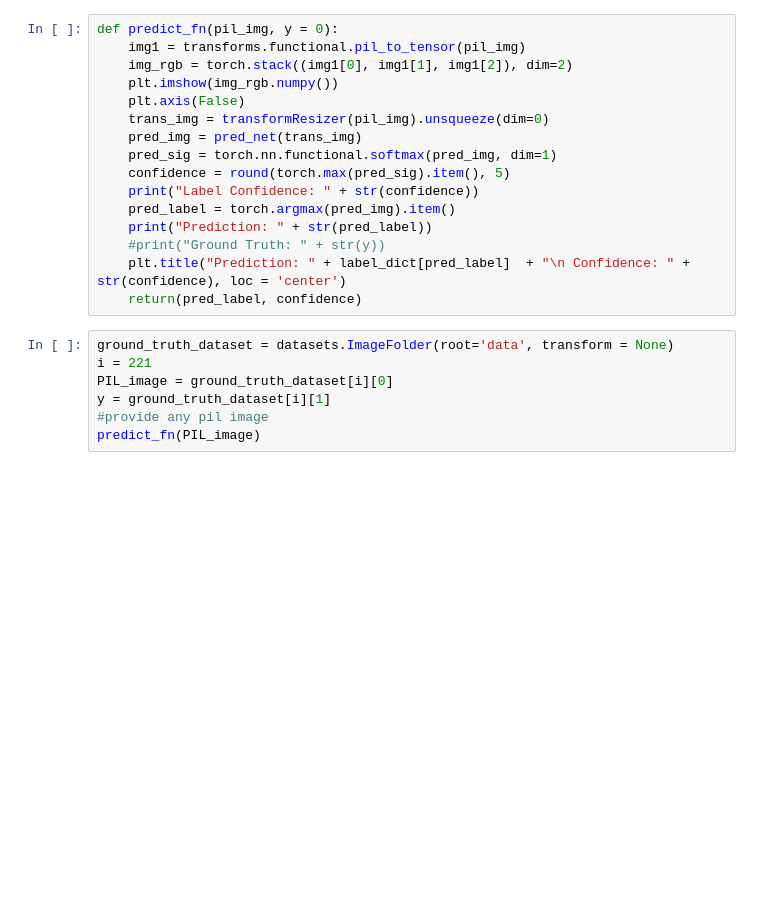
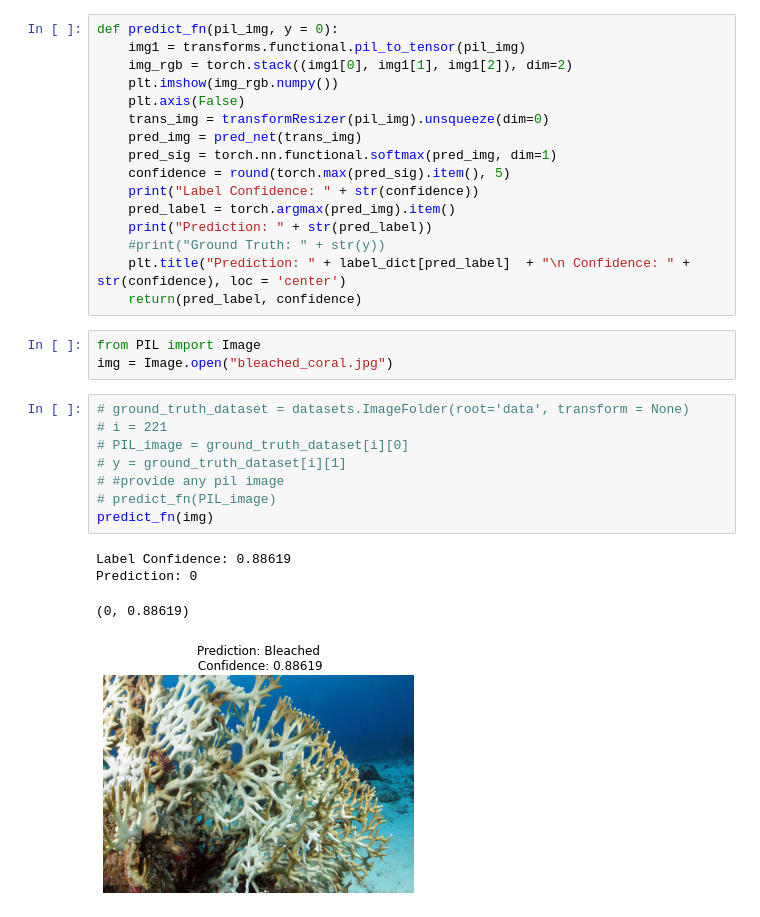
Before and after one commit to ethan-tam33/la-hacks-proj, a Jupyter notebook: recognition/predict.ipynb, the cells around one changed output. Drawn from its saved outputs; the diff is of its cells as text; blank space fills up the shorter version.

```diff
--- a/recognition/predict.ipynb
+++ b/recognition/predict.ipynb
@@ -91,10 +91,19 @@ def predict_fn(pil_img, y = 0):
     #print("Ground Truth: " + str(y))
     plt.title("Prediction: " + label_dict[pred_label]  + "\n Confidence: " + str(confidence), loc = 'center')
     return(pred_label, confidence)
+# %%
+from PIL import Image
+img = Image.open("bleached_coral.jpg")
 # %%
-ground_truth_dataset = datasets.ImageFolder(root='data', transform = None)
-i = 221
-PIL_image = ground_truth_dataset[i][0]
-y = ground_truth_dataset[i][1]
-#provide any pil image
-predict_fn(PIL_image)
+# ground_truth_dataset = datasets.ImageFolder(root='data', transform = None)
+# i = 221
+# PIL_image = ground_truth_dataset[i][0]
+# y = ground_truth_dataset[i][1]
+# #provide any pil image
+# predict_fn(PIL_image)
+predict_fn(img)
+# %% [output]
+Label Confidence: 0.88619
+Prediction: 0
+(0, 0.88619)
+[figure, added]
```
Also changed, not shown: 5 other files.
